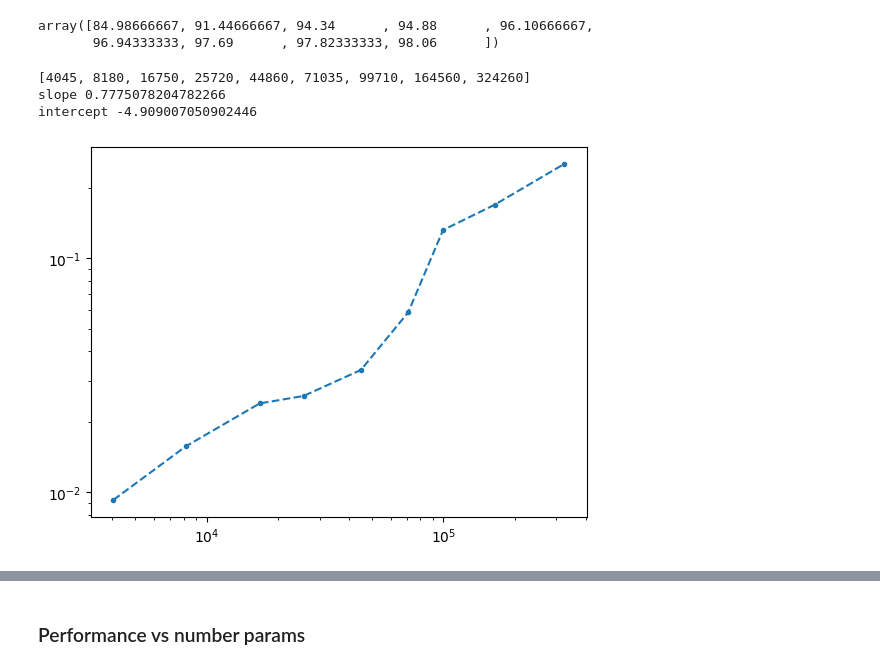
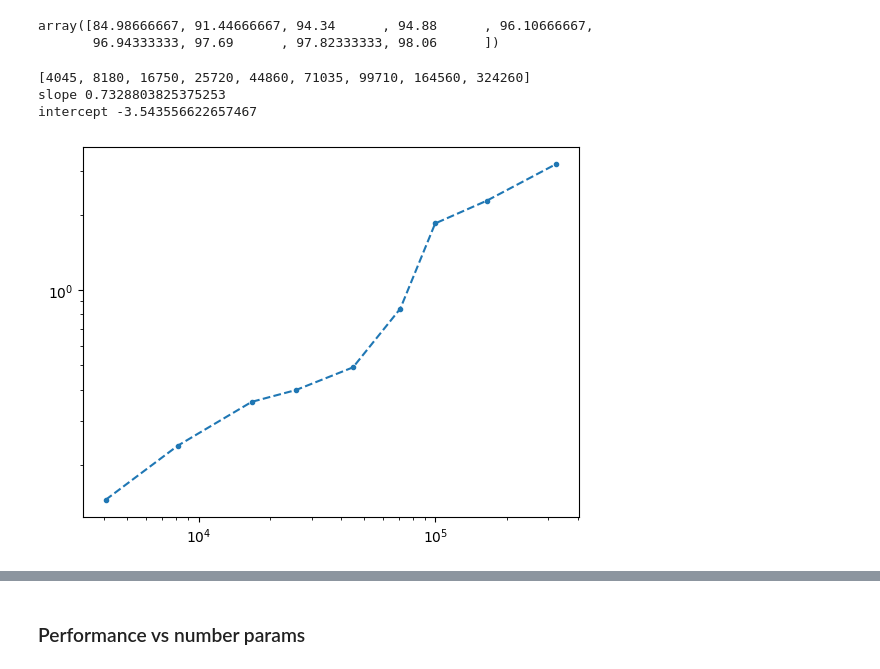
Before and after one commit to ASkalli/nonlinear_oscillator_network, a Jupyter notebook: MNIST/results/convergence_analysis.ipynb, the cells around one changed output, grey strips where cells are left out. Cells and saved outputs as stored; diff of their text form; code cells hidden in the pictures.

```diff
--- a/MNIST/results/convergence_analysis.ipynb
+++ b/MNIST/results/convergence_analysis.ipynb
@@ -386,25 +386,28 @@ array([84.98666667, 91.44666667, 94.34      , 94.88      , 96.10666667,
 # %%
 N_dim_vec_BP = []
 for k in range(len(avg_results_BP)):
     N_dim = int(avg_results_BP[k]['n_params'])
     N_dim_vec_BP.append(N_dim)
 #N_dim_vec_BP = [4045, 8180, 16750, 25720, 44860, 71035, 99710, 164560, 324260]
 
 print(N_dim_vec_BP)
 # peak memory data below was measured with the following terminal command  : "scalene --html memory_profile_SPSA.py" only need to change N_dim in the .py script repeatedly
 #added tracemalloc memory profiling because scalene does not monitor such a low memory usage per epoch
-BP_mem_perepoch = np.array([0.016,0.033,0.067, 0.1, 0.179, 0.284, 0.399,0.658 ,1.297])/2/1000
+#BP_mem_perepoch = np.array([0.016,0.033,0.067, 0.1, 0.179, 0.284, 0.399,0.658 ,1.297])/2/1000
 
-#BP_mem_perepoch = [0.193,0.193, 0.45,1.049 ,3.3 ,6.2,6.618] # cost in MB more accurate
+BP_mem_perepoch = np.array([0.125,0.251,0.5,0.772,1.32,2.04,2.795,4.43,8.2])/1000 # cost in MB more accurate
+
+#BP_mem_perepoch = np.array([22.42,22.58,22.98,23.42,24.32,25.51,26.76,29.44,35.53])/1000 #peak total
+
 
 BP_cost_to_conv = BP_mem_perepoch * knee_idx_BP
 plt.loglog(N_dim_vec_BP,BP_cost_to_conv,'--.')
 
 a_BP, b_BP = np.polyfit(np.log10(N_dim_vec_BP), np.log10(BP_cost_to_conv), 1)  # linear fit
 print(f'slope {a_BP}')
 print(f'intercept {b_BP}')
 # %% [output]
 [4045, 8180, 16750, 25720, 44860, 71035, 99710, 164560, 324260]
-slope 0.7775078204782266
-intercept -4.909007050902446
+slope 0.7328803825375253
+intercept -3.543556622657467
-[figure, old version]
+[figure, new version]
```
Also changed, not shown: parts of 5 cells of this notebook, 3 other files.
